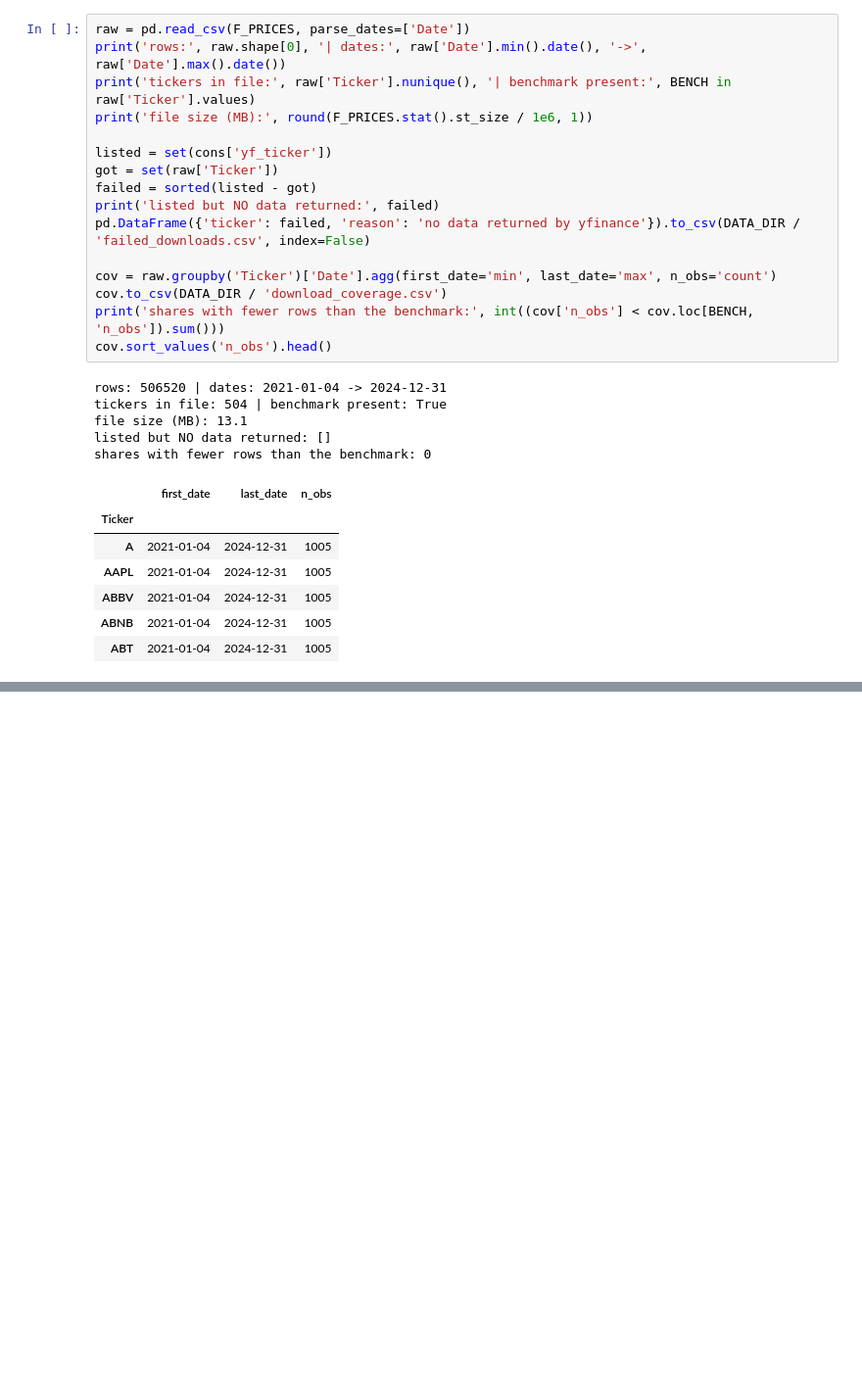
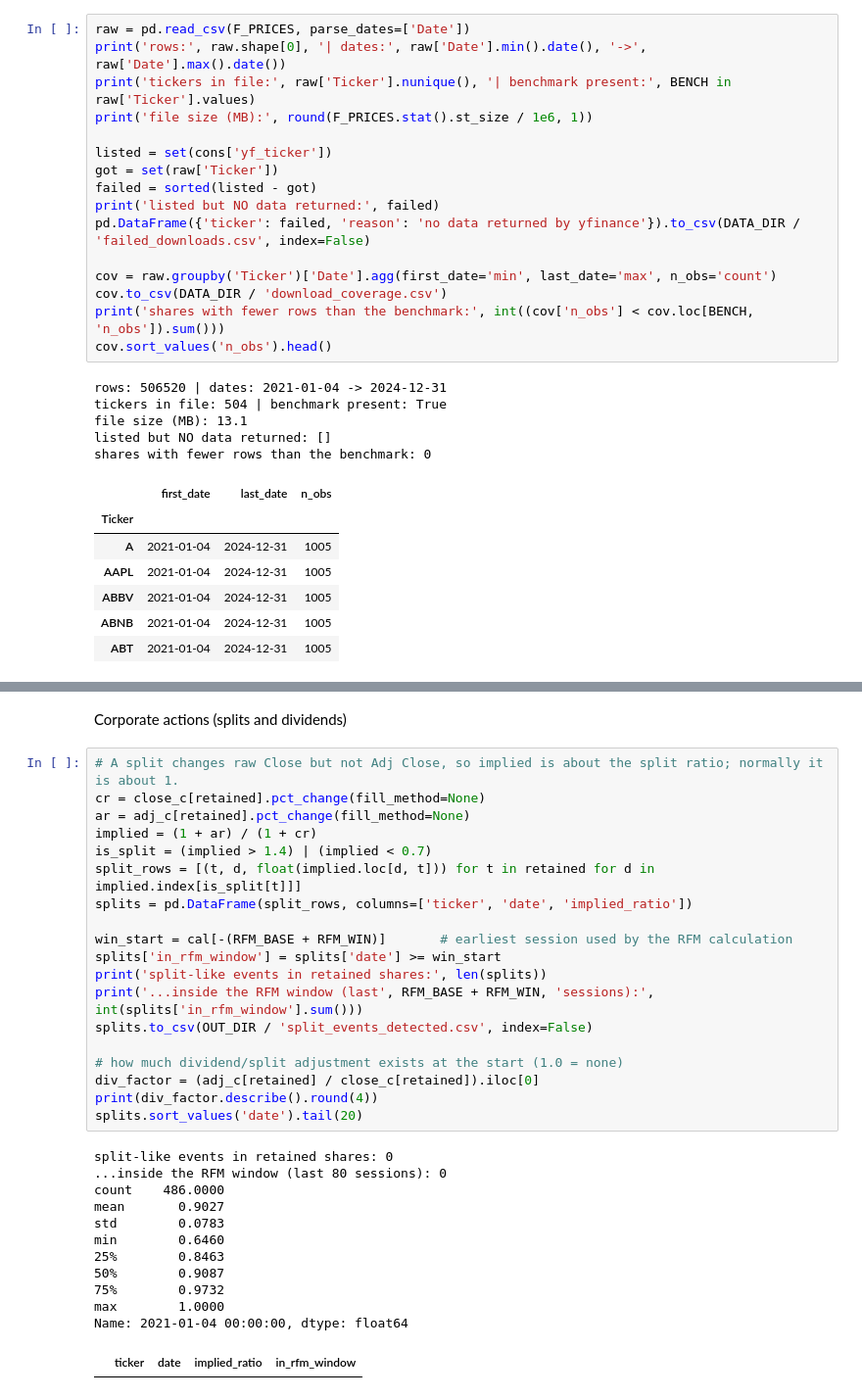
Before and after one commit to aaisha-aamina/sp500-rfm-stock-segmentation, a Jupyter notebook: Coursework_w2052143.ipynb, the cells around one changed output, grey strips where cells are left out. Shown at 98% size. Saved outputs shown, nothing was run; the diff lists cells and outputs as text; blank space fills up the shorter version.

```diff
--- a/Coursework_w2052143.ipynb
+++ b/Coursework_w2052143.ipynb
@@ -161,0 +256,34 @@ shares with fewer rows than the benchmark: 0
+# %% [markdown]
+Corporate actions (splits and dividends)
+# %%
+# A split changes raw Close but not Adj Close, so implied is about the split ratio; normally it is about 1.
+cr = close_c[retained].pct_change(fill_method=None)
+ar = adj_c[retained].pct_change(fill_method=None)
+implied = (1 + ar) / (1 + cr)
+is_split = (implied > 1.4) | (implied < 0.7)
+split_rows = [(t, d, float(implied.loc[d, t])) for t in retained for d in implied.index[is_split[t]]]
+splits = pd.DataFrame(split_rows, columns=['ticker', 'date', 'implied_ratio'])
+
+win_start = cal[-(RFM_BASE + RFM_WIN)]       # earliest session used by the RFM calculation
+splits['in_rfm_window'] = splits['date'] >= win_start
+print('split-like events in retained shares:', len(splits))
+print('...inside the RFM window (last', RFM_BASE + RFM_WIN, 'sessions):', int(splits['in_rfm_window'].sum()))
+splits.to_csv(OUT_DIR / 'split_events_detected.csv', index=False)
+
+# how much dividend/split adjustment exists at the start (1.0 = none)
+div_factor = (adj_c[retained] / close_c[retained]).iloc[0]
+print(div_factor.describe().round(4))
+splits.sort_values('date').tail(20)
+# %% [output]
+split-like events in retained shares: 0
+...inside the RFM window (last 80 sessions): 0
+count    486.0000
+mean       0.9027
+std        0.0783
+min        0.6460
+25%        0.8463
+50%        0.9087
+75%        0.9732
+max        1.0000
+Name: 2021-01-04 00:00:00, dtype: float64
+|  | ticker | date | implied_ratio | in_rfm_window |
```
Also changed, not shown: parts of 6 cells of this notebook.
